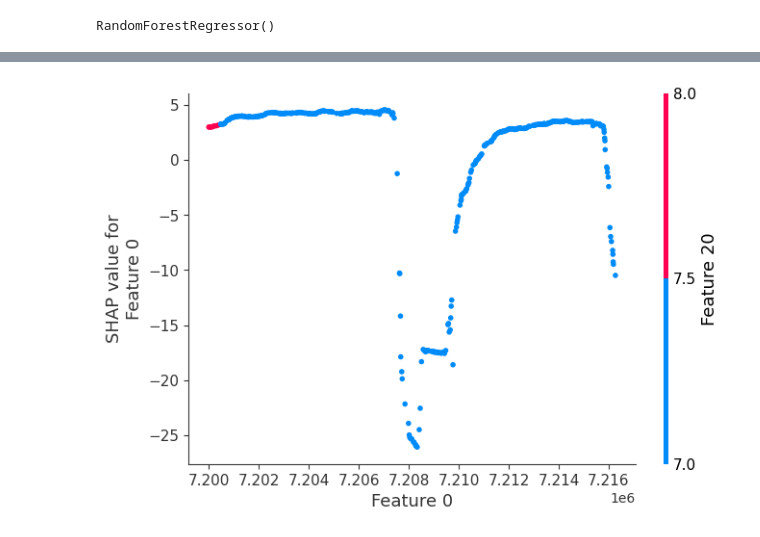
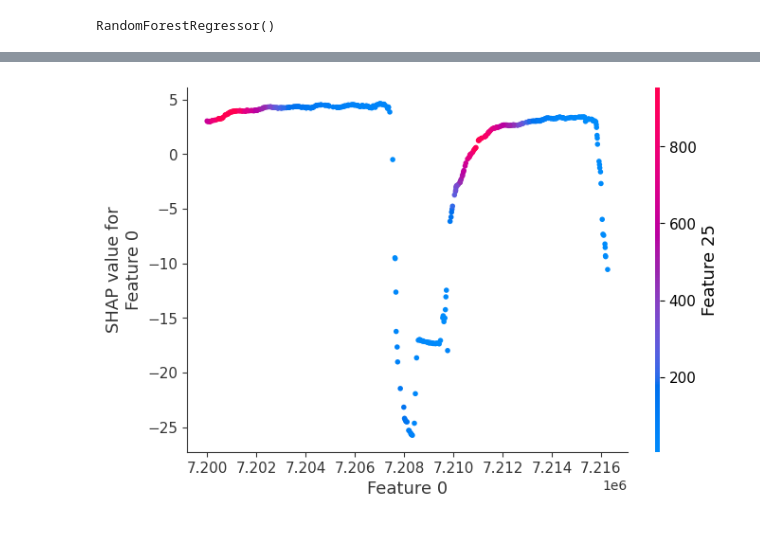
Before and after one commit to joaoavanzini/uni-queensland-vital-signs-dataset, a Jupyter notebook: shap.ipynb, the cells around one changed output, grey strips where cells are left out. Cells and saved outputs as stored; diff of their text form; code cells hidden in the pictures.

```diff
--- a/shap.ipynb
+++ b/shap.ipynb
@@ -137,4 +154,4 @@ shap.summary_plot(shap_values, X_test)
 # %%
-shap.dependence_plot("Feature 0", shap_values, X_test, interaction_index="Feature 20")
+shap.dependence_plot("Feature 0", shap_values, X_test, interaction_index="Feature 25")
 # %% [output]
-[figure, old version]
+[figure, new version]
```
Also changed, not shown: parts of 10 cells of this notebook.
